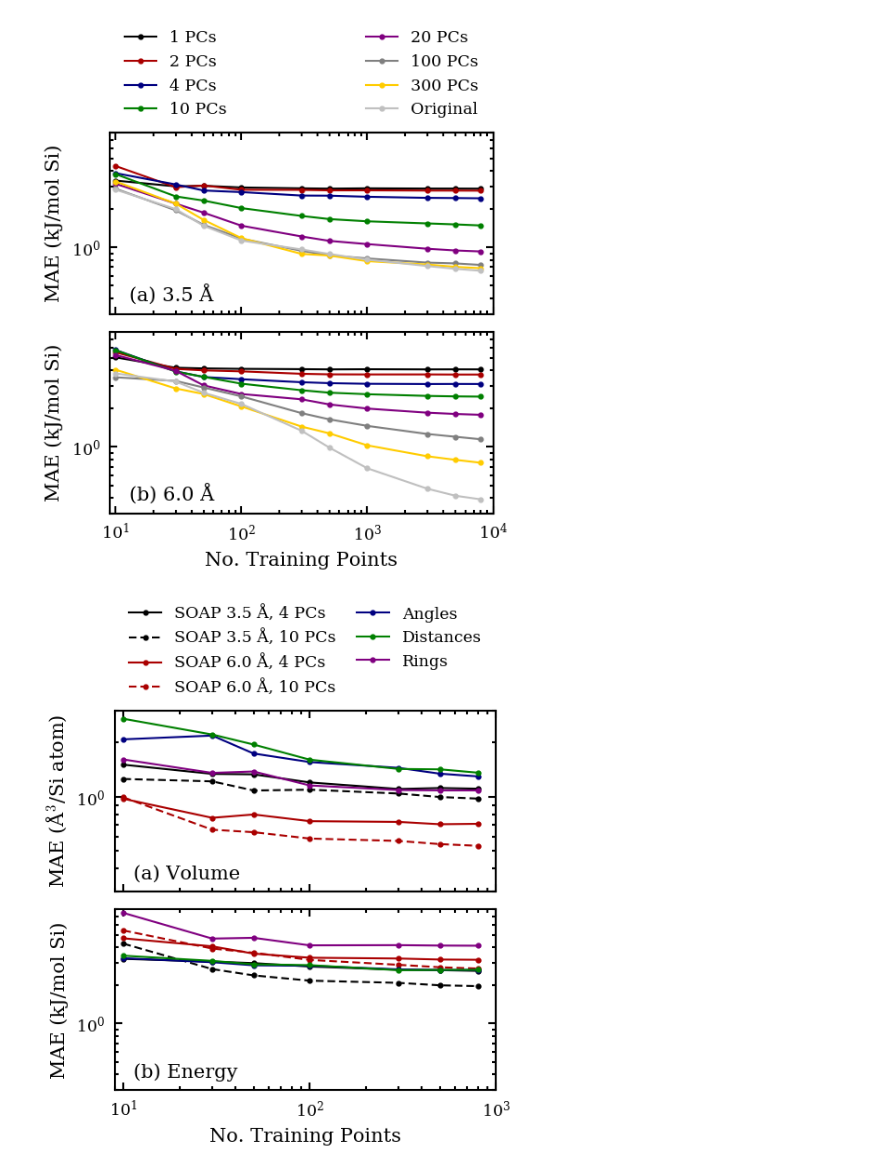
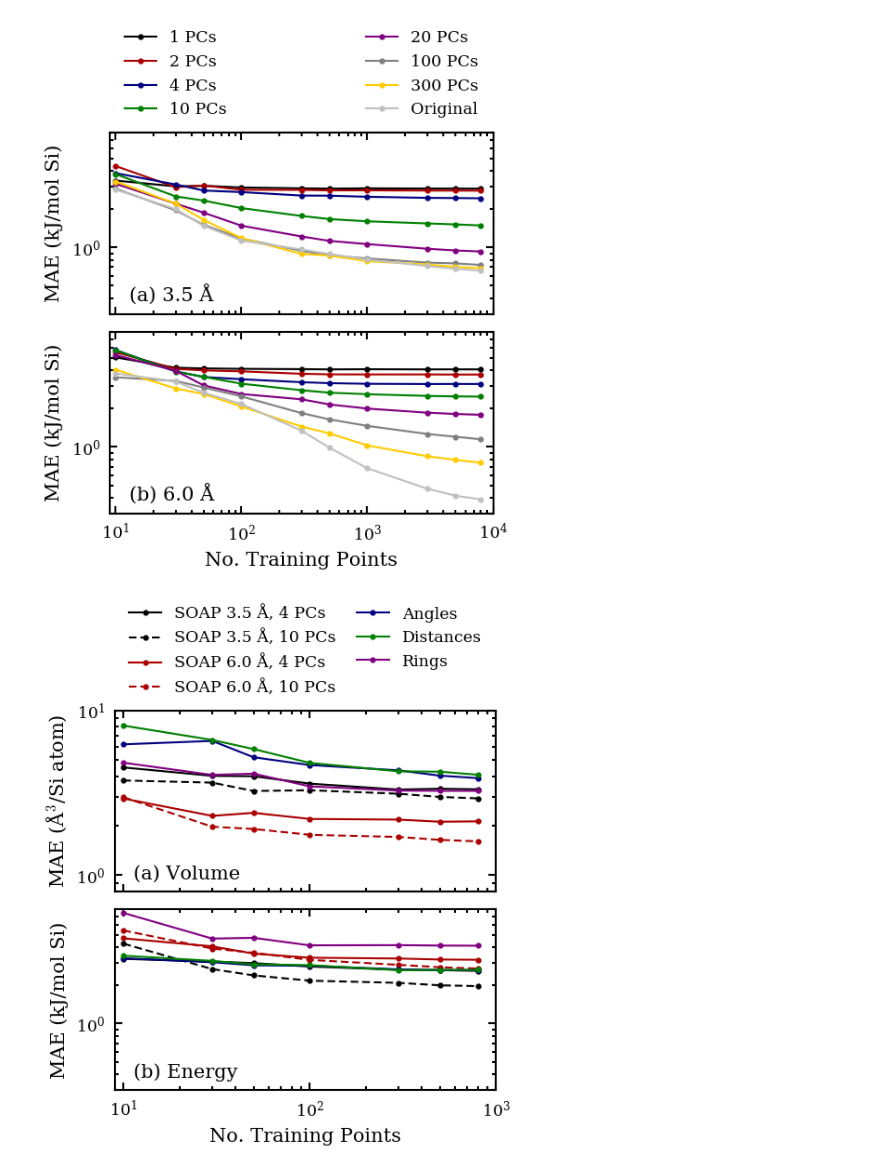
Before and after one commit to bhelfrecht/zeolites_soap, a Jupyter notebook: Scripts/learningCurves.ipynb, the cells around one changed output. Saved outputs shown, nothing was run; the diff lists cells and outputs as text; code cells hidden in the pictures.

```diff
--- a/Scripts/learningCurves.ipynb
+++ b/Scripts/learningCurves.ipynb
@@ -624,19 +637,19 @@ axsEnergy.set_ylabel('MAE (kJ/mol Si)')
 
 # Plot volume curves for classical descriptors and KPCA
 # of corresponding dimensionality
-axsVolume.loglog(vol3[2, 0, 0, 0, :, 4], vol3[2, 0, 0, 0, :, 5], marker='o', c=cc[0],
+axsVolume.loglog(vol3[2, 0, 0, 0, :, 4], vol3[2, 0, 0, 0, :, 5]*3, marker='o', c=cc[0],
                  label=u'SOAP 3.5 \u00c5, 4 PCs')
-axsVolume.loglog(vol3[3, 0, 0, 0, :, 4], vol3[3, 0, 0, 0, :, 5], marker='o', c=cc[0], linestyle='--',
+axsVolume.loglog(vol3[3, 0, 0, 0, :, 4], vol3[3, 0, 0, 0, :, 5]*3, marker='o', c=cc[0], linestyle='--',
                  label=u'SOAP 3.5 \u00c5, 10 PCs')
-axsVolume.loglog(vol6[2, 0, 0, 0, :, 4], vol6[2, 0, 0, 0, :, 5], marker='o', c=cc[1],
+axsVolume.loglog(vol6[2, 0, 0, 0, :, 4], vol6[2, 0, 0, 0, :, 5]*3, marker='o', c=cc[1],
                  label=u'SOAP 6.0 \u00c5, 4 PCs')
-axsVolume.loglog(vol6[3, 0, 0, 0, :, 4], vol6[3, 0, 0, 0, :, 5], marker='o', c=cc[1], linestyle='--',
+axsVolume.loglog(vol6[3, 0, 0, 0, :, 4], vol6[3, 0, 0, 0, :, 5]*3, marker='o', c=cc[1], linestyle='--',
                  label=u'SOAP 6.0 \u00c5, 10 PCs')
-axsVolume.loglog(volA[0, 0, 0, 0, :, 4], volA[0, 0, 0, 0, :, 5], marker='o', c=cc[2],
+axsVolume.loglog(volA[0, 0, 0, 0, :, 4], volA[0, 0, 0, 0, :, 5]*3, marker='o', c=cc[2],
                  label='Angles')
-axsVolume.loglog(volD[0, 0, 0, 0, :, 4], volD[0, 0, 0, 0, :, 5], marker='o', c=cc[3],
+axsVolume.loglog(volD[0, 0, 0, 0, :, 4], volD[0, 0, 0, 0, :, 5]*3, marker='o', c=cc[3],
                  label='Distances')
-axsVolume.loglog(volR[0, 0, 0, 0, :, 4], volR[0, 0, 0, 0, :, 5], marker='o', c=cc[4],
+axsVolume.loglog(volR[0, 0, 0, 0, :, 4], volR[0, 0, 0, 0, :, 5]*3, marker='o', c=cc[4],
                  label='Rings')
 axsVolume.text(0.05, 0.05, '(a) Volume', horizontalalignment='left', verticalalignment='bottom',
                transform=axsVolume.transAxes, fontsize='medium')
@@ -663,42 +676,43 @@ axsEnergy.text(0.05, 0.05, '(b) Energy', horizontalalignment='left', verticalali
 # Plot error bars with standard deviation
 """axsVolume.set_prop_cycle(None)
 axsEnergy.set_prop_cycle(None)
 
-axsVolume.errorbar(vol3[2, 0, 0, 0, :, 4], vol3[2, 0, 0, 0, :, 5], yerr=vol3[2, 0, 0, 0, :, 6], fmt='none')
-axsVolume.errorbar(vol3[3, 0, 0, 0, :, 4], vol3[3, 0, 0, 0, :, 5], yerr=vol3[3, 0, 0, 0, :, 6], fmt='none')
-axsVolume.errorbar(vol6[2, 0, 0, 0, :, 4], vol6[2, 0, 0, 0, :, 5], yerr=vol6[2, 0, 0, 0, :, 6], fmt='none')
-axsVolume.errorbar(vol6[3, 0, 0, 0, :, 4], vol6[3, 0, 0, 0, :, 5], yerr=vol6[3, 0, 0, 0, :, 6], fmt='none')
-axsVolume.errorbar(volA[0, 0, 0, 0, :, 4], volA[0, 0, 0, 0, :, 5], yerr=volA[0, 0, 0, 0, :, 6], fmt='none')
-axsVolume.errorbar(volD[0, 0, 0, 0, :, 4], volD[0, 0, 0, 0, :, 5], yerr=volD[0, 0, 0, 0, :, 6], fmt='none')
-axsVolume.errorbar(volR[0, 0, 0, 0, :, 4], volR[0, 0, 0, 0, :, 5], yerr=volR[0, 0, 0, 0, :, 6], fmt='none')
+axsVolume.errorbar(vol3[2, 0, 0, 0, :, 4], vol3[2, 0, 0, 0, :, 5]*3, yerr=vol3[2, 0, 0, 0, :, 6]*3, fmt='none')
+axsVolume.errorbar(vol3[3, 0, 0, 0, :, 4], vol3[3, 0, 0, 0, :, 5]*3, yerr=vol3[3, 0, 0, 0, :, 6]*3, fmt='none')
+axsVolume.errorbar(vol6[2, 0, 0, 0, :, 4], vol6[2, 0, 0, 0, :, 5]*3, yerr=vol6[2, 0, 0, 0, :, 6]*3, fmt='none')
+axsVolume.errorbar(vol6[3, 0, 0, 0, :, 4], vol6[3, 0, 0, 0, :, 5]*3, yerr=vol6[3, 0, 0, 0, :, 6]*3, fmt='none')
+axsVolume.errorbar(volA[0, 0, 0, 0, :, 4], volA[0, 0, 0, 0, :, 5]*3, yerr=volA[0, 0, 0, 0, :, 6]*3, fmt='none')
+axsVolume.errorbar(volD[0, 0, 0, 0, :, 4], volD[0, 0, 0, 0, :, 5]*3, yerr=volD[0, 0, 0, 0, :, 6]*3, fmt='none')
+axsVolume.errorbar(volR[0, 0, 0, 0, :, 4], volR[0, 0, 0, 0, :, 5]*3, yerr=volR[0, 0, 0, 0, :, 6]*3, fmt='none')
 
 axsEnergy.errorbar(e3[2, 0, 0, 0, :, 4], e3[2, 0, 0, 0, :, 5], yerr=e3[2, 0, 0, 0, :, 6], fmt='none')
 axsEnergy.errorbar(e3[3, 0, 0, 0, :, 4], e3[3, 0, 0, 0, :, 5], yerr=e3[3, 0, 0, 0, :, 6], fmt='none')
 axsEnergy.errorbar(e6[2, 0, 0, 0, :, 4], e6[2, 0, 0, 0, :, 5], yerr=e6[2, 0, 0, 0, :, 6], fmt='none')
 axsEnergy.errorbar(e6[3, 0, 0, 0, :, 4], e6[3, 0, 0, 0, :, 5], yerr=e6[3, 0, 0, 0, :, 6], fmt='none')
 axsEnergy.errorbar(eA[0, 0, 0, 0, :, 4], eA[0, 0, 0, 0, :, 5], yerr=eA[0, 0, 0, 0, :, 6], fmt='none')
 axsEnergy.errorbar(eD[0, 0, 0, 0, :, 4], eD[0, 0, 0, 0, :, 5], yerr=eD[0, 0, 0, 0, :, 6], fmt='none')
 axsEnergy.errorbar(eR[0, 0, 0, 0, :, 4], eR[0, 0, 0, 0, :, 5], yerr=eR[0, 0, 0, 0, :, 6], fmt='none')"""
 
 # Legend
 axsVolume.legend(frameon=False, loc='lower left', bbox_to_anchor=(0.0, 1.0, 1.0, 0.0), ncol=2, mode='expand')
 
 # Axes limits
 axsVolume.set_xlim([9, 1000])
 axsEnergy.set_xlim([9, 1000])
-axsVolume.set_ylim([0.3, 3])
+#axsVolume.set_ylim([0.3*3, 3*3])
+axsVolume.set_ylim([0.8, 10])
 axsEnergy.set_ylim([0.3, 8])
 
 # Tick parameters
 axsVolume.set_xticklabels([])
 axsVolume.tick_params(axis='y', which='minor', labelleft=False)
 figLearn.subplots_adjust(wspace=0.0, hspace=0.1)
 figLearn.align_ylabels()
 
 figLearn.savefig('../Results/DEEM_1k/learn_KPCA-Dim_1k.pdf', bbox_inches='tight')
 plt.show()
 # %% [output]
-[figure, old version]
+[figure, new version]
 # %%
 # Load DEEM 10k learning curves
 vol3 = np.load('../Processed_Data/DEEM_10k/Volume/3.5/KPCALearn/Gaussian/maeAvgTest.npy')
```
Also changed, not shown: parts of 8 cells of this notebook, 7 other files.
